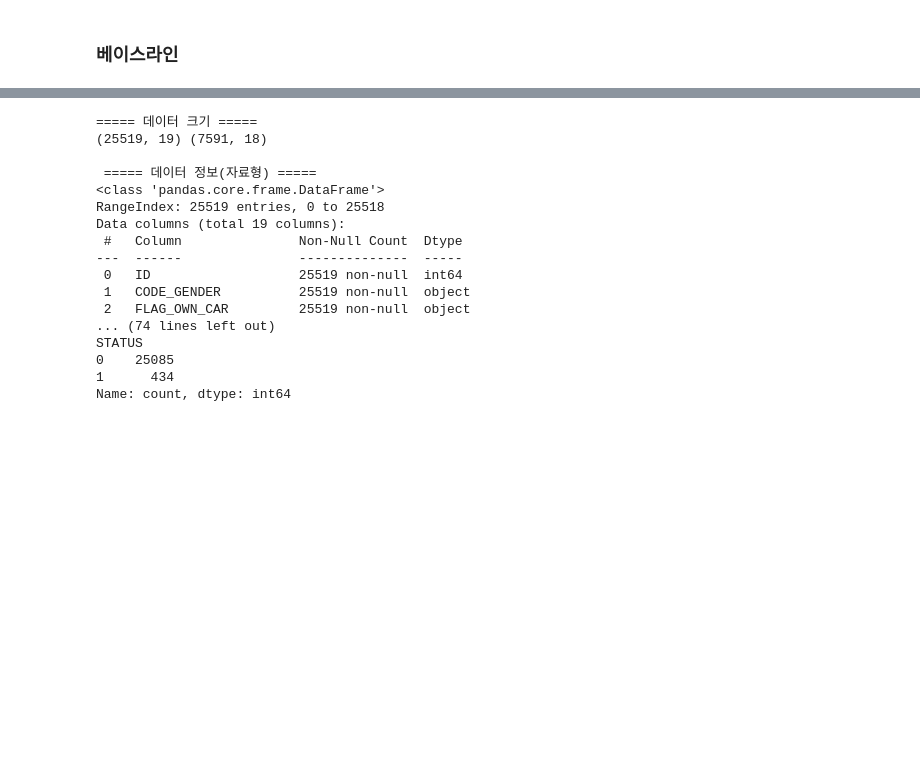
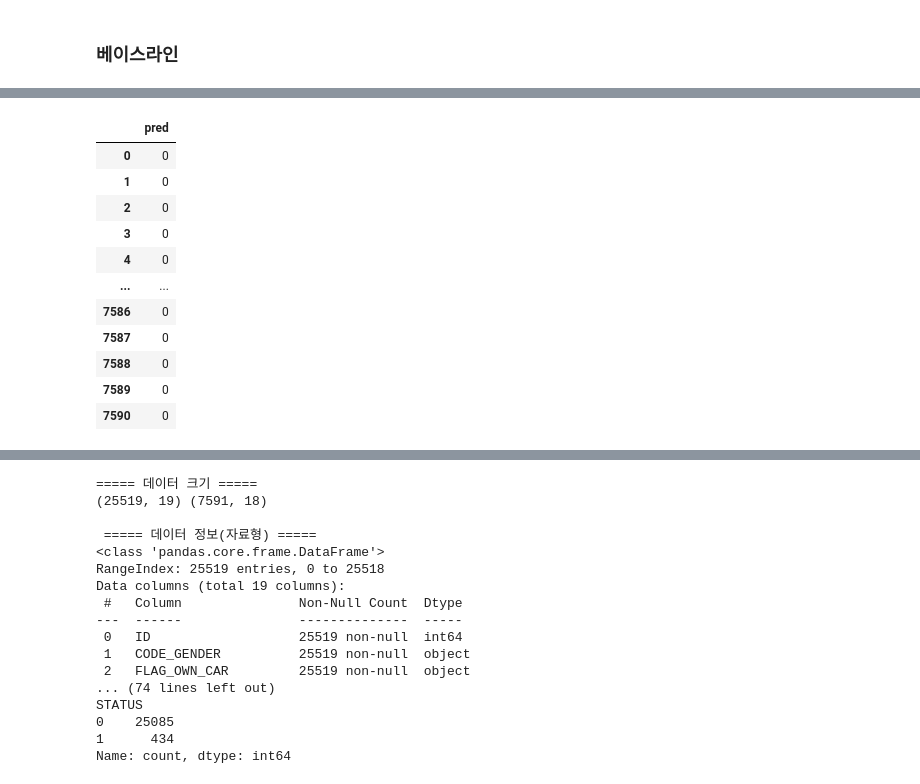
Before and after one commit to ecuirty-kr/1_DataAnalysis, a Jupyter notebook: ch6_ex_classification.ipynb, the cells around one changed output, grey strips where cells are left out. Saved outputs shown, nothing was run; the diff lists cells and outputs as text; code cells hidden in the pictures; blank space fills up the shorter version.

```diff
--- a/ch6_ex_classification.ipynb
+++ b/ch6_ex_classification.ipynb
@@ -507,3 +501,86 @@ roc_auc: 0.7825363713412095
 # Section3
 # %% [markdown]
 ### 베이스라인
+# %%
+# 1. 문제 정의
+## 평가지표 : f1-score 평가지표
+## 결과값 : pred - 1개의 예측값 컬럼 포함
+## 제출 파일명 : "result.csv"
+## 예측 컬럼 : STATUS (0: 채무 이행, 1: 채무 불이행) - 채무 불이행 예측
+
+# 1. 라이브러리 불러오기
+import pandas as pd
+
+## 2. 데이터 불러오기
+train = pd.read_csv("https://raw.githubusercontent.com/lovedlim/bigdata_analyst_cert/main/part2/ch6/creditcard_train.csv")
+test = pd.read_csv("https://raw.githubusercontent.com/lovedlim/bigdata_analyst_cert/main/part2/ch6/creditcard_test.csv")
+
+# # 3. 탐색적 데이터 분석 (데이터 크기 / 자료형 / 데이터 샘플 / 결측치 수 / target 빈도 수)
+# print(train.shape, test.shape)  ## 25519,19 / 7591,18
+
+# print("\n\n----- 자료형 -----\n")
+# print(train.info(), test.info()) ## int / float / object
+
+# print("\n\n--------결측치 수----------\n")
+# print(train.isnull().sum(), test.isnull().sum()) ## train 데이터에 1 항목 존재
+
+# print("\n\n---------- target 빈도 수 ----------")
+# print(train['STATUS'].value_counts())  ### 25085, 434 -> 불균형이 심한 데이터
+
+
+# ### 여기서는 범주형 데이터 카테고리도 확인
+# cols = train.select_dtypes(include='object').columns
+# for col in cols:
+#   set_train = set(train[col])
+#   set_test = set(test[col])
+#   same = (set_train==set_test)
+#   if same:
+#     print(col, "\t카테고리 동일함")
+#   else:
+#     print(col, "\t카테고리 동일하지 않음")
+
+## 4. 데이터 전처리 수행
+
+# 4-1. 결측치 처리 OCCUPATION 뭐시기 train 데이터에 존재
+print("삭제 전 : ", train.shape) ## 삭제 여부를 확인하기 위해 전후 데이터 크기 확인
+train.dropna(subset=['OCCUPATION_TYPE'], inplace=True) ## dropna() 함수 사용, subset=['삭제할 컬럼'], inplace=True : 대체한 값으로 저장
+print("삭제 후 : ", train.shape) ## (25519, 19) -> (17543, 19) 로 데이터 크기 축소된 것 확인
+# print(train.isnull().sum()) ## 결측치 없음 확인
+
+## target 꺼내기 - 행 삭제 시 행 삭제 후 진행
+target = train.pop('STATUS')
+
+## 5. 원-핫 인코딩 (train/test 따로 인코딩 수행)
+train = pd.get_dummies(train)
+test = pd.get_dummies(test)
+
+## 6. 검증 데이터 분할 - model_selection / train_test_split
+from sklearn.model_selection import train_test_split
+
+X_train, X_val, y_train, y_val = train_test_split(train, target, test_size=0.2, random_state=0) ## 첫 번째 인자 값 = train (O), X_train (X) 아니 X_train 만드는데 X_train을 왜 넣음
+
+## 7. 데이터 학습
+from sklearn.ensemble import RandomForestClassifier
+
+rf = RandomForestClassifier(random_state=0) # 값 고정
+rf.fit(X_train, y_train) ## train 값들로 학습
+### 평가지표가 f1_score 이니까 예측에 predict 씀 (predict_proba 아님)
+pred = rf.predict(X_val)  ## predict_prova(예측) 인자값은 X_val 넣는거임 y_val은 평가지료에서 씀
+
+## 8. 평가 - 평가지표 f1_score
+from sklearn.metrics import f1_score
+## 실제 예측 >> 여기 아님ㅠ (ValueErr)
+score = f1_score(y_val, pred)  ## pred 변수를 직접(인덱스 지정 없이) 넣어줌
+### ???? ValueError: Found input variables with inconsistent numbers of samples: [3509, 7591]
+print("f1_score : ", score)  ## 0.22018...(이하 생략)
+
+## 9. 예측 및 결과 파일 생성
+## 실제 예측 >> 여기임
+pred = rf.predict(test)
+submit = pd.DataFrame({'pred':pred}) ## DataFrame({'이름':pred}) 형식 기억 좀
+submit.to_csv("result.csv", index=False)
+
+## 파일 검증
+file = pd.read_csv("result.csv")
+display(file) ### pred 0, 0, 0, 0 ,... 나오는게 맞는거임 -> 검증 완료
+# %% [output]
@@ -509,0 +590,12 @@ roc_auc: 0.7825363713412095
+|  | pred |
+| 0 | 0 |
+| 1 | 0 |
+| 2 | 0 |
+| 3 | 0 |
+| 4 | 0 |
+| ... | ... |
+| 7586 | 0 |
+| 7587 | 0 |
+| 7588 | 0 |
+| 7589 | 0 |
+| 7590 | 0 |
```
Also changed, not shown: parts of 10 cells of this notebook.
